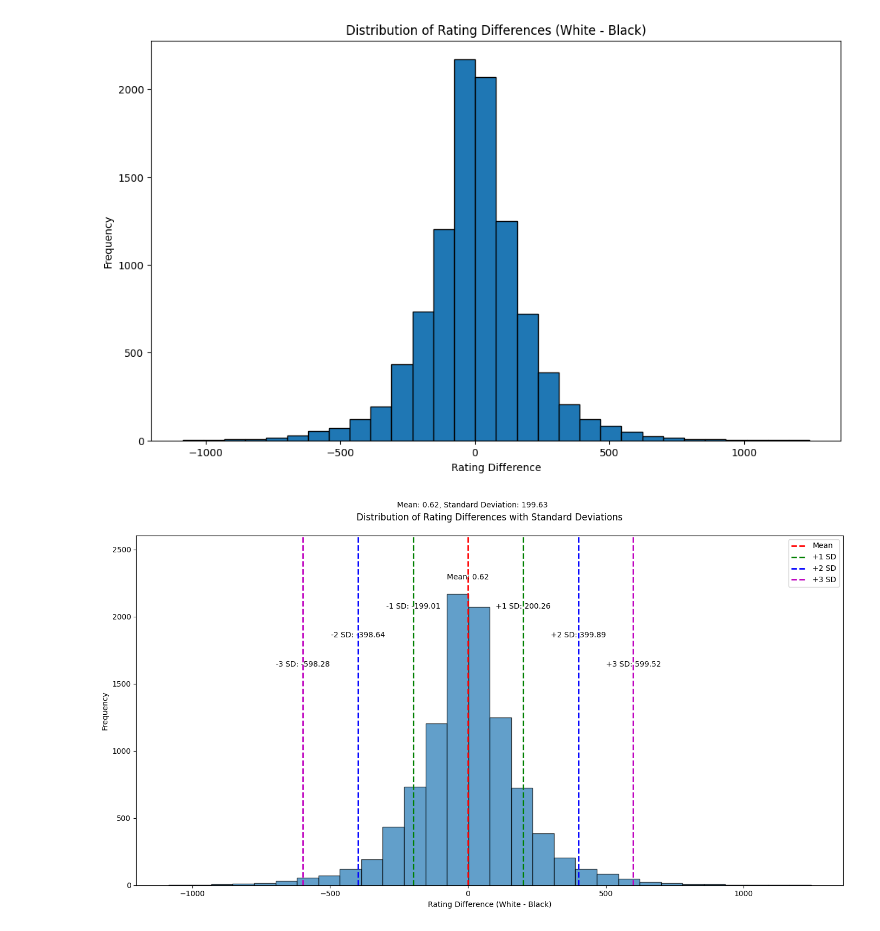
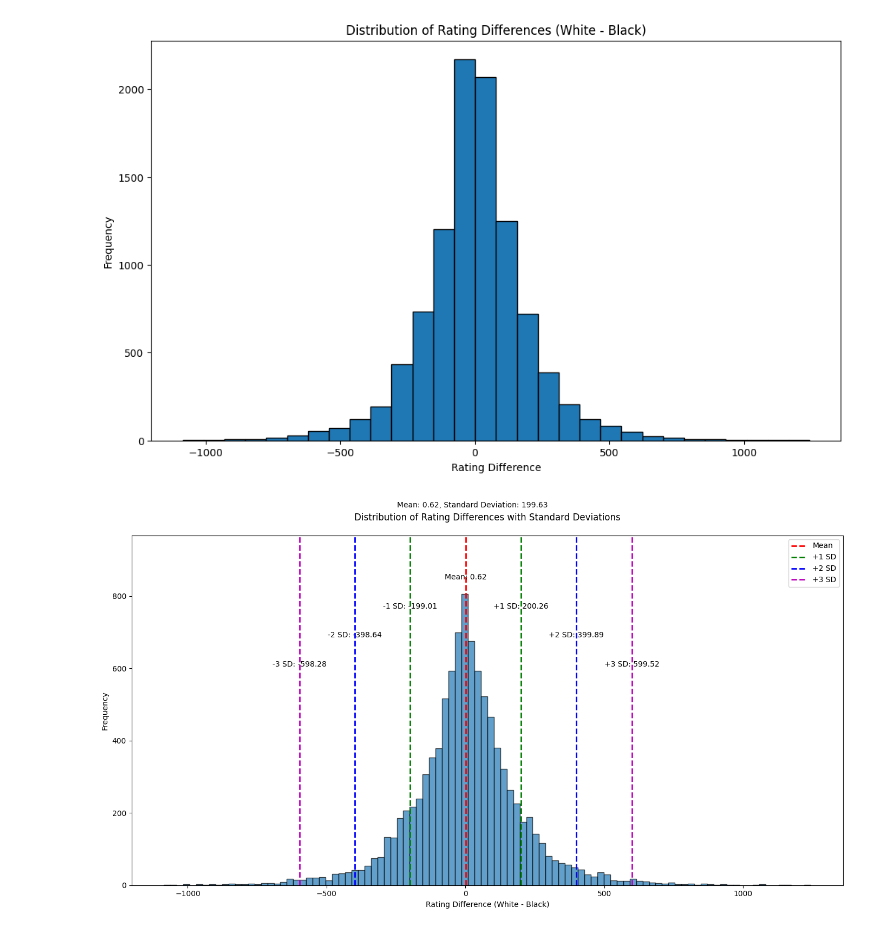
Before and after one commit to avihuxp/FinalAssignmentNeedle-, a Jupyter notebook: Milestone/chess_statistics.ipynb, the cells around one changed output. Saved outputs shown, nothing was run; the diff lists cells and outputs as text; code cells hidden in the pictures.

Commit message:
Add histogram with std and mean to rating difference

```diff
--- a/Milestone/chess_statistics.ipynb
+++ b/Milestone/chess_statistics.ipynb
@@ -148,7 +148,7 @@ def plot_statistics(game_sts):
     std = np.std(rating_diffs)
 
     # Plot histogram
-    counts, bins, _ = plt.hist(rating_diffs, bins=30, edgecolor='black', alpha=0.7)
+    counts, bins, _ = plt.hist(rating_diffs, bins=100, edgecolor='black', alpha=0.7)
 
     # Calculate the y-height for the lines
     y_height = max(counts)
@@ -243,34 +243,34 @@ def plot_statistics(game_sts):
         cap = 3000
         time_controls = [tc.split('+')[0] for tc in game_sts['time_controls'] if '+' in tc]
         time_controls = [int(tc) for tc in time_controls if tc.isdigit()]
         time_controls = [tc if tc < cap else cap for tc in time_controls]
         plt.figure(figsize=(12, 7))
         plt.hist(time_controls, bins=20, edgecolor='black')
         plt.title(f'Distribution of Time Controls, Capped at {cap} seconds')
         plt.xlabel('Initial Time (seconds)')
         plt.ylabel('Frequency')
         plt.show()
 
     # 11. Top 10 most common openings
     plt.figure(figsize=(12, 8))
     openings = game_sts.get('openings', {})
     top_openings = dict(sorted(openings.items(), key=lambda x: x[1], reverse=True)[:10])
     plt.bar(top_openings.keys(), top_openings.values())
     plt.title('Top 10 Most Common Openings')
     plt.xlabel('Opening')
     plt.ylabel('Frequency')
     plt.xticks(rotation=45, ha='right')
     plt.tight_layout()
     plt.show()
 
 
 plot_statistics(game_sts)
 # %% [output]
 [figure]
 [figure]
 [figure]
 [figure]
-[figure, old version]
+[figure, new version]
 [figure]
 [figure]
 [figure]
```
Also changed, not shown: 1 other file.
